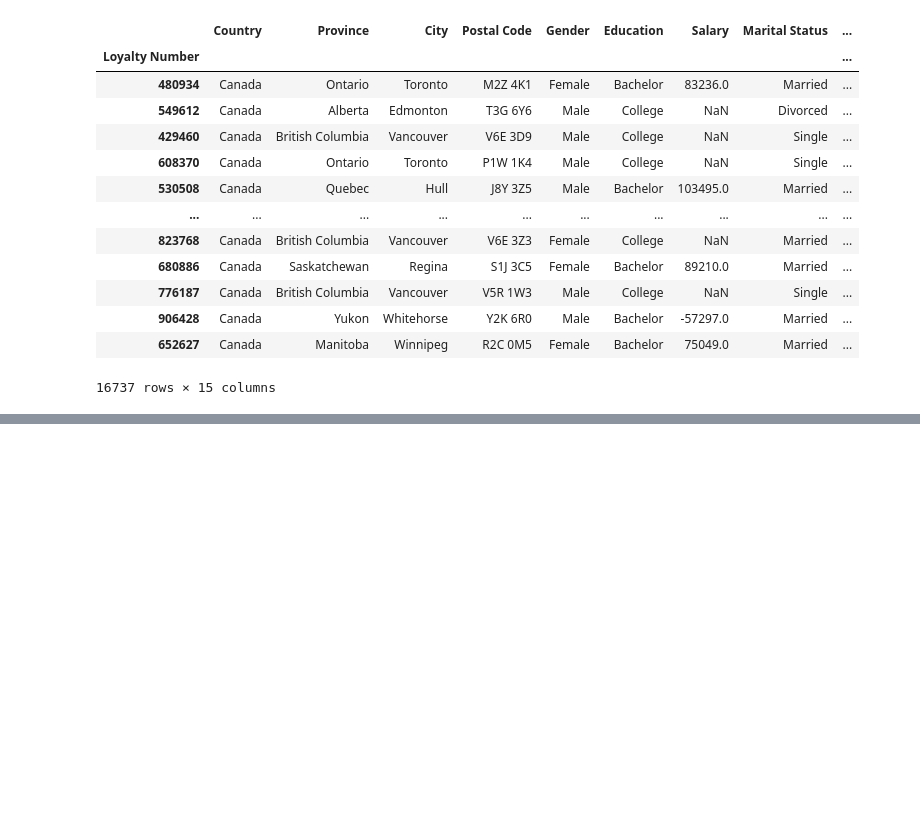
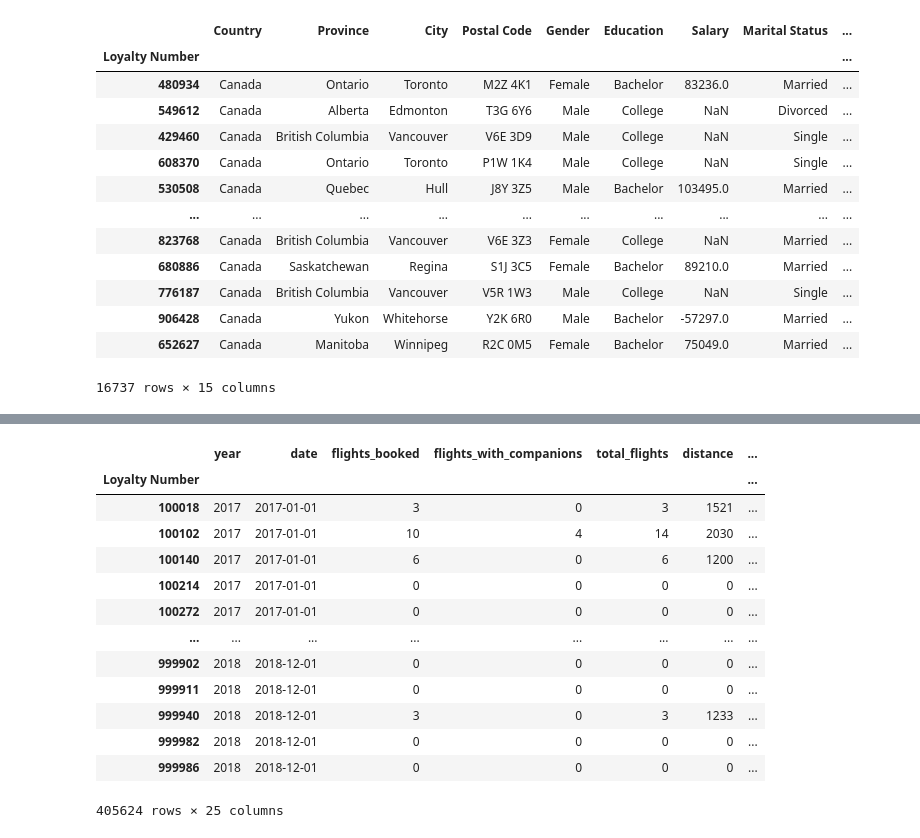
Before and after one commit to Adalab/bda-modulo-3-evaluacion-final-beatrizsjj, a Jupyter notebook: EDA.ipynb, the cells around one changed output, grey strips where cells are left out. Drawn from its saved outputs; the diff is of its cells as text; code cells hidden in the pictures; blank space fills up the shorter version.

```diff
--- a/EDA.ipynb
+++ b/EDA.ipynb
@@ -179,0 +231,3 @@ df_loyalty
+# %%
+df_final = df_activity.merge(df_loyalty, on=['Loyalty Number'], how='left')
+df_final.head()
@@ -179,0 +243,9 @@ df_loyalty
+# %%
+#Unificación nombre columnas
+
+df_final.columns = (
+    df_final.columns
+    .str.lower()
+    .str.replace(" ", "_")
+)
+df_final.info()
@@ -179,0 +292,22 @@ df_loyalty
+# %%
+# Es probable que haya nulos en la fecha de cancelación porque esos clientes no han cancelado su membresía
+# Por ello ni se borran ni se imputan. Creo una nueva columna que indica si ha cancelado o no
+
+df_final["is_cancelled"] = df_final["cancellation_date"].notnull()
+# %%
+df_final
+# %% [output]
+|  | year | date | flights_booked | flights_with_companions | total_flights | distance | ... |
+| Loyalty Number |  |  |  |  |  |  | ... |
+| 100018 | 2017 | 2017-01-01 | 3 | 0 | 3 | 1521 | ... |
+| 100102 | 2017 | 2017-01-01 | 10 | 4 | 14 | 2030 | ... |
+| 100140 | 2017 | 2017-01-01 | 6 | 0 | 6 | 1200 | ... |
+| 100214 | 2017 | 2017-01-01 | 0 | 0 | 0 | 0 | ... |
+| 100272 | 2017 | 2017-01-01 | 0 | 0 | 0 | 0 | ... |
+| ... | ... | ... | ... | ... | ... | ... | ... |
+| 999902 | 2018 | 2018-12-01 | 0 | 0 | 0 | 0 | ... |
+| 999911 | 2018 | 2018-12-01 | 0 | 0 | 0 | 0 | ... |
+| 999940 | 2018 | 2018-12-01 | 3 | 0 | 3 | 1233 | ... |
+| 999982 | 2018 | 2018-12-01 | 0 | 0 | 0 | 0 | ... |
+| 999986 | 2018 | 2018-12-01 | 0 | 0 | 0 | 0 | ... |
+405624 rows × 25 columns
```
Also changed, not shown: parts of 26 cells of this notebook, 1 other file.
